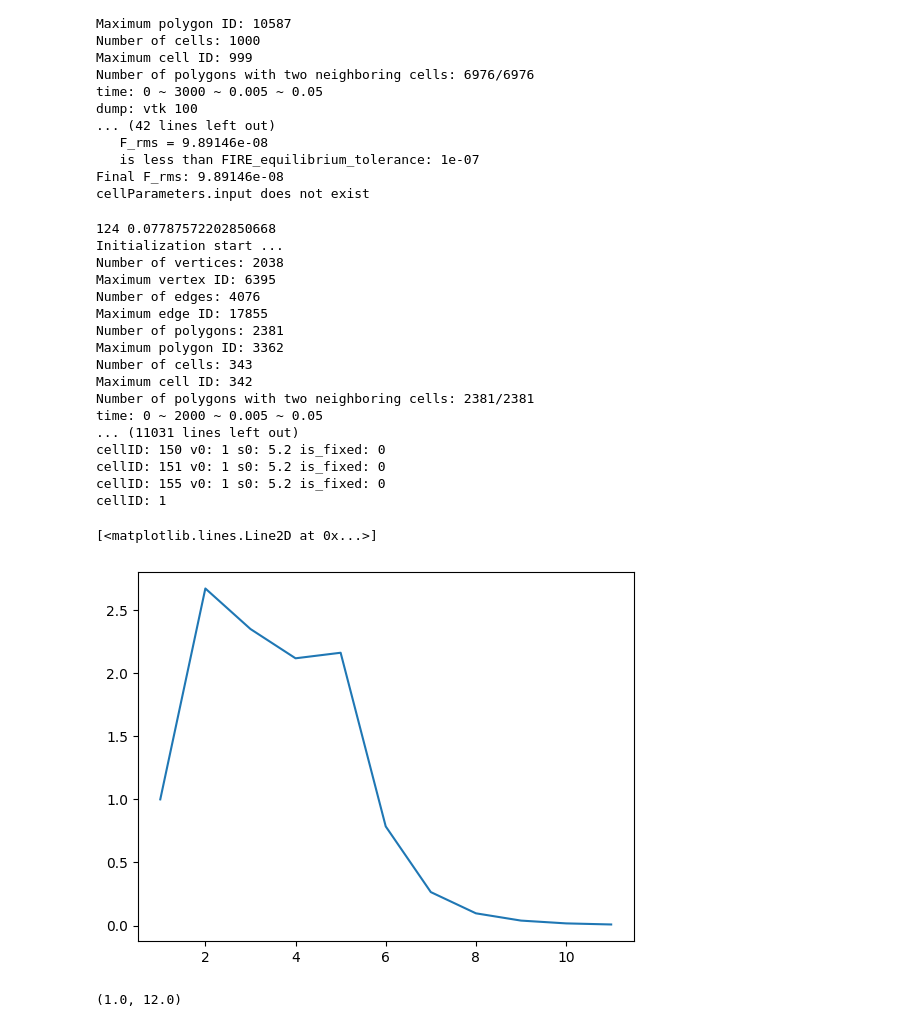
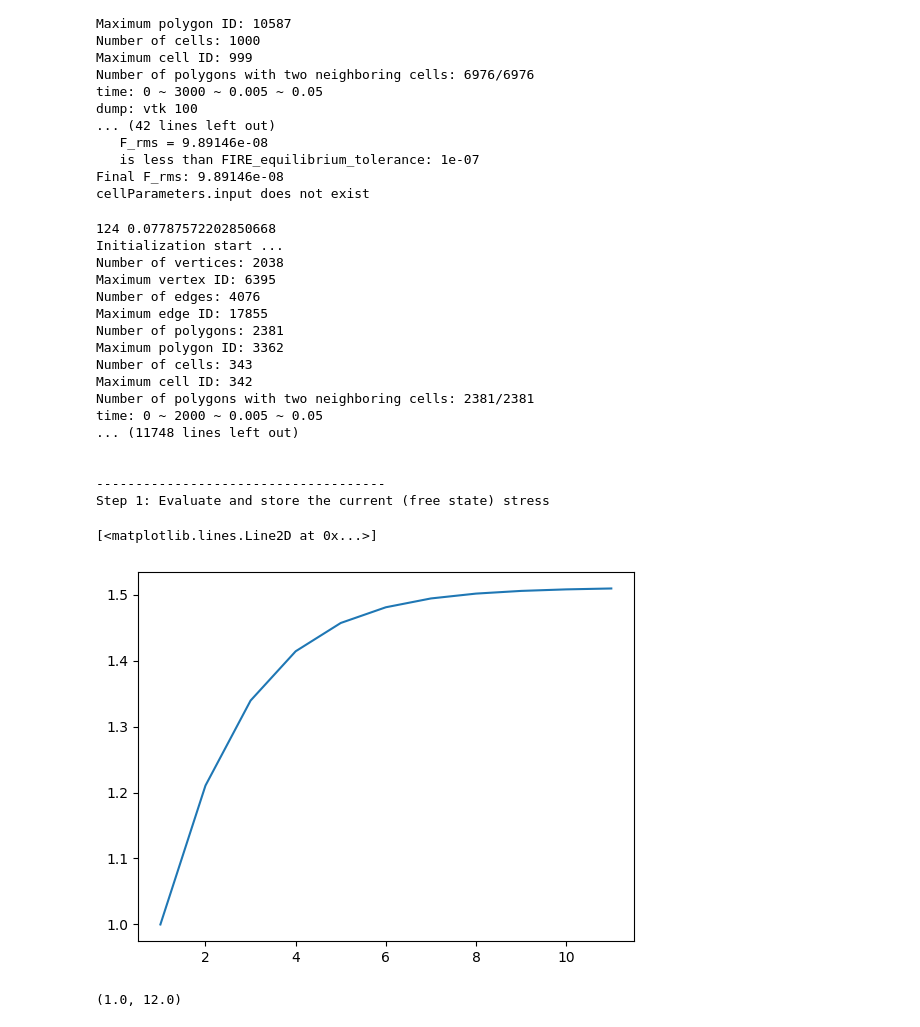
Before and after one commit to ZhangTao-SJTU/tvm, a Jupyter notebook: test.ipynb, the cells around one changed output. Saved outputs shown, nothing was run; the diff lists cells and outputs as text; code cells hidden in the pictures.

```diff
--- a/test.ipynb
+++ b/test.ipynb
@@ -139,7 +139,7 @@ tr.calculate_max_shear_stresses()
 for cellID in tr._target_cells:
     cell = tr._config.cells_[cellID]
     print(cellID, cell.max_shear_stress_)
-tr.set_target_stress(0.085)
+tr.set_target_stress(0.078)
 tr.run()
 
 
@@ -166,31 +166,31 @@ Number of cells: 343
 Maximum cell ID: 342
 Number of polygons with two neighboring cells: 2381/2381
 time: 0 ~ 2000 ~ 0.005 ~ 0.05
-... (11031 lines left out)
-cellID: 150 v0: 1 s0: 5.2 is_fixed: 0
-cellID: 151 v0: 1 s0: 5.2 is_fixed: 0
-cellID: 155 v0: 1 s0: 5.2 is_fixed: 0
-cellID: 1
+... (11748 lines left out)
+
+
+-------------------------------------
+Step 1: Evaluate and store the current (free state) stress
 # %%
 import matplotlib.pyplot as plt
-
+from toolbox.patterns import Patterns
 i = 0
 costs = []
 cellID = 124
 target = 0.078
 iterations = [i for i in range(1,12)]
-dir = "7_test_success_3/"
+dir = "7_test/"
 for i in iterations:
     file = "{}.bulk.txt".format(i)
     tr = Patterns.from_config(dir, file)
     tr._config.load_periodic_tissue_cell_properties()
     tr.calculate_max_shear_stresses()
     cost = (tr._config.cells_[cellID].max_shear_stress_ - target)**2
     costs.append(cost)
 plt.plot(iterations,costs/costs[0])
 # %% [output]
 [<matplotlib.lines.Line2D at 0x...>]
-[figure, old version]
+[figure, new version]
 # %%
 plt.plot(iterations,costs/costs[0])
 plt.yscale("log")
```
